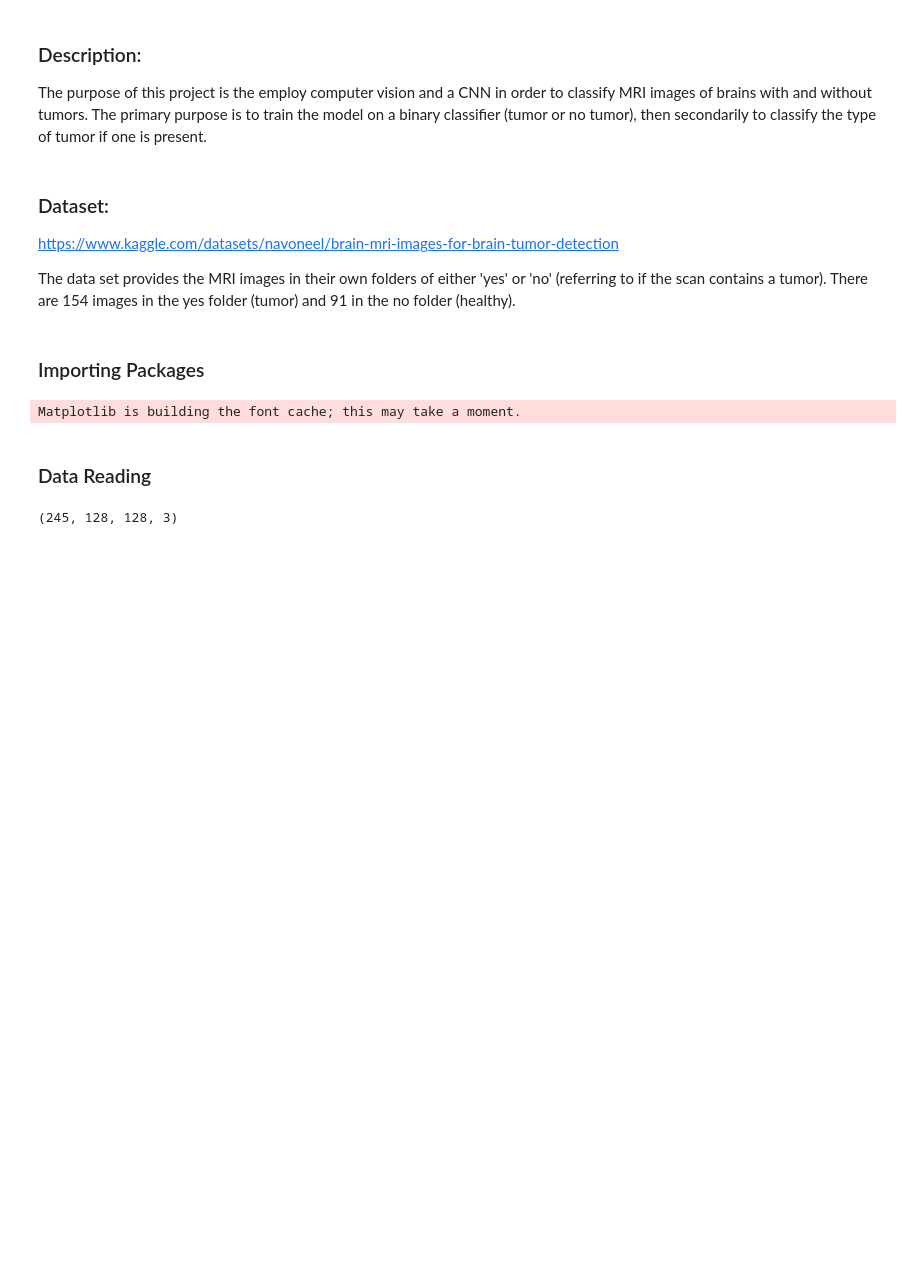
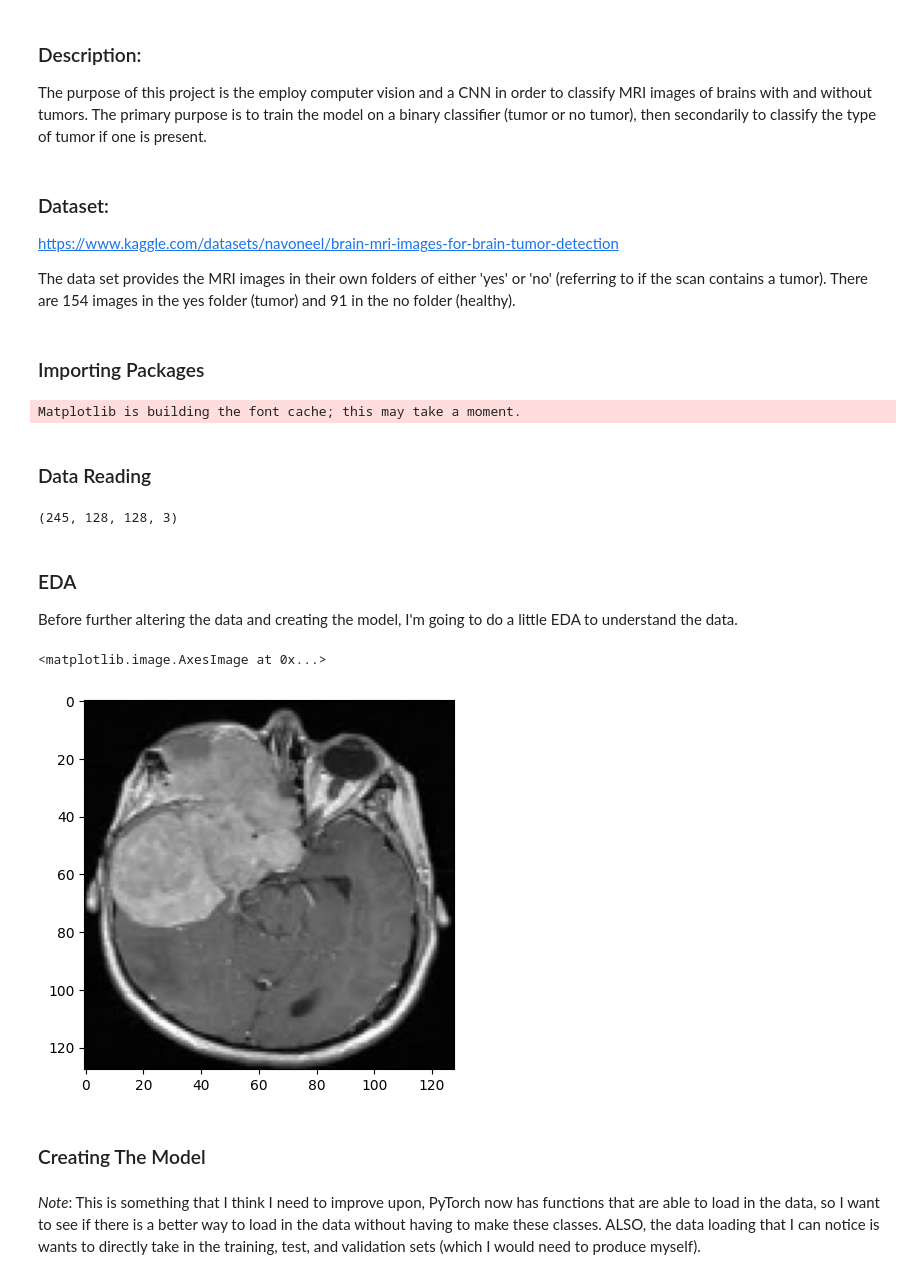
Before and after one commit to WHooper03/Tumor-Classification-Project, a Jupyter notebook: TumorProject.ipynb, the cells around one changed output. Cells and saved outputs as stored; diff of their text form; code cells hidden in the pictures; blank space fills up the shorter version.

```diff
--- a/TumorProject.ipynb
+++ b/TumorProject.ipynb
@@ -60,3 +60,16 @@ All = np.concatenate((healthy,tumor))
 All.shape
 # %% [output]
 (245, 128, 128, 3)
+# %% [markdown]
+### EDA
+Before further altering the data and creating the model, I'm going to do a little EDA to understand the data.
+# %%
+#Opening one of the images
+plt.imshow(tumor[8])
+# %% [output]
+<matplotlib.image.AxesImage at 0x...>
+[figure, added]
+# %% [markdown]
+### Creating The Model
+# %% [markdown]
+*Note*: This is something that I think I need to improve upon, PyTorch now has functions that are able to load in the data, so I want to see if there is a better way to load in the data without having to make these classes. ALSO, the data loading that I can notice is wants to directly take in the training, test, and validation sets (which I would need to produce myself).
```
Also changed, not shown: parts of 3 cells of this notebook.
